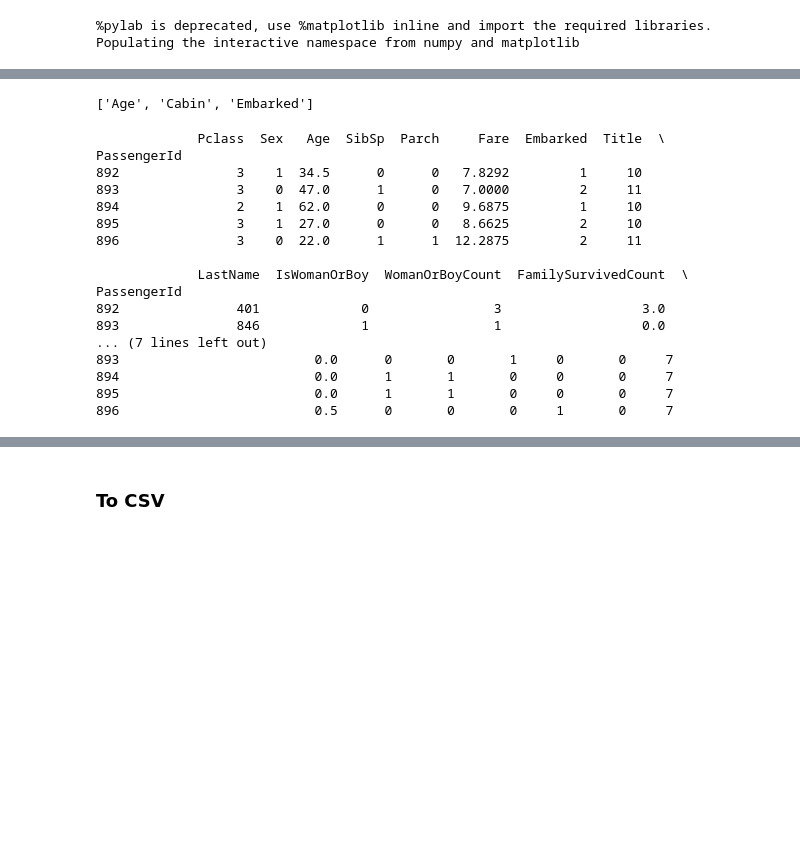
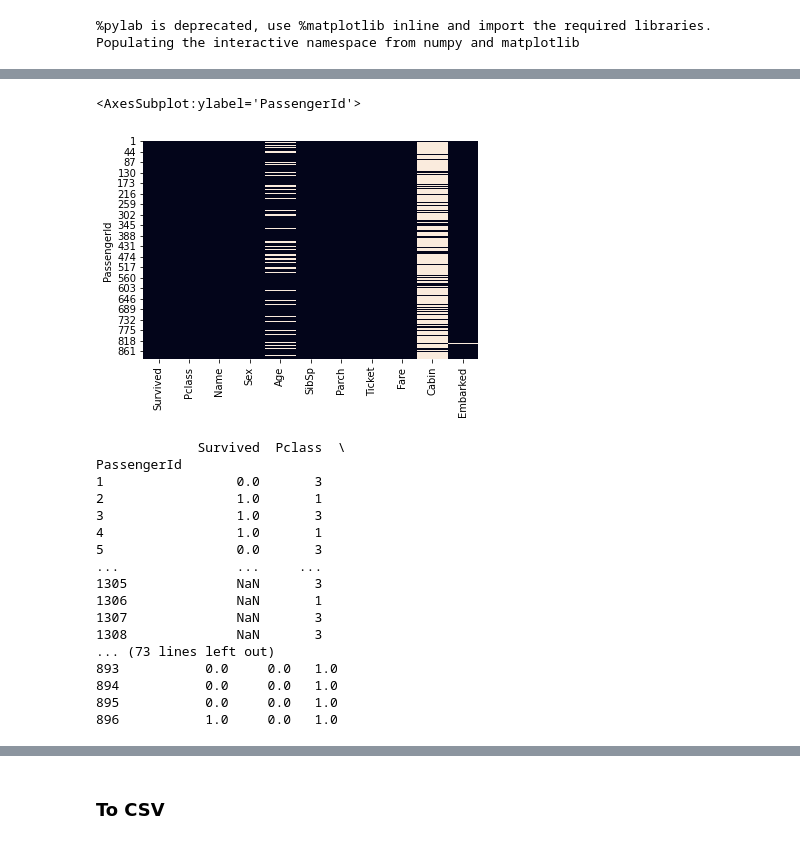
Before and after one commit to tpeat/titanic-ml, a Jupyter notebook: titanic_example.ipynb, the cells around one changed output, grey strips where cells are left out. Drawn from its saved outputs; the diff is of its cells as text; code cells hidden in the pictures; blank space fills up the shorter version.

Commit message:
Normalize features, correlation matrix, attempt at validation_curve, calculate AUC

```diff
--- a/titanic_example.ipynb
+++ b/titanic_example.ipynb
@@ -58,8 +65,11 @@ test_data.head()
 | 896 | 3 | Hirvonen, Mrs. Alexander (Helga E... | female | 22.0 | 1 | 1 | 3101298 | 12.2875 | NaN | S |
 # %%
 train_data.columns[train_data.isna().any()].tolist()
+# visualization of missing values
+sns.heatmap(train_data.isnull(),cbar=False)
 # %% [output]
-['Age', 'Cabin', 'Embarked']
+<AxesSubplot:ylabel='PassengerId'>
+[figure, added]
 # %%
 def parse_title(df):
     # title
@@ -139,6 +200,7 @@ df = pd.concat([train_data, test_data], axis=0, sort=False)
 df.head()
 
 df = process_name(df)
+print(df)
 
 df = add_family_info(df)
 
@@ -151,6 +213,9 @@ df = df.drop(cols_to_drop, axis=1)
 
 # encode the string datatypes using LabelEncoder
 df = encode_types(df)
+
+# normalize using max abs scaler
+df = maximum_absolute_scaling(df)
 
 # separate into data and survived label
 train_data, test_data = df.loc[train_data.index], df.loc[test_data.index]
@@ -167,20 +232,20 @@ print(test_data.head())
 # print(y_train.head())
 # print(test_data.head())
 # %% [output]
-             Pclass  Sex   Age  SibSp  Parch     Fare  Embarked  Title  \
+             Survived  Pclass  \
 PassengerId
-892               3    1  34.5      0      0   7.8292         1     10
-893               3    0  47.0      1      0   7.0000         2     11
-894               2    1  62.0      0      0   9.6875         1     10
-895               3    1  27.0      0      0   8.6625         2     10
-896               3    0  22.0      1      1  12.2875         2     11
-
-             LastName  IsWomanOrBoy  WomanOrBoyCount  FamilySurvivedCount  \
-PassengerId
-892               401             0                3                  3.0
-893               846             1                1                  0.0
-... (7 lines left out)
-893                         0.0      0       0       1     0       0     7
-894                         0.0      1       1       0     0       0     7
-895                         0.0      1       1       0     0       0     7
-896                         0.5      0       0       0     1       0     7
+1                 0.0       3
+2                 1.0       1
+3                 1.0       3
+4                 1.0       1
+5                 0.0       3
+...               ...     ...
+1305              NaN       3
+1306              NaN       1
+1307              NaN       3
+1308              NaN       3
+... (73 lines left out)
+893           0.0     0.0   1.0
+894           0.0     0.0   1.0
+895           0.0     0.0   1.0
+896           1.0     0.0   1.0
```
Also changed, not shown: parts of 30 cells of this notebook.
